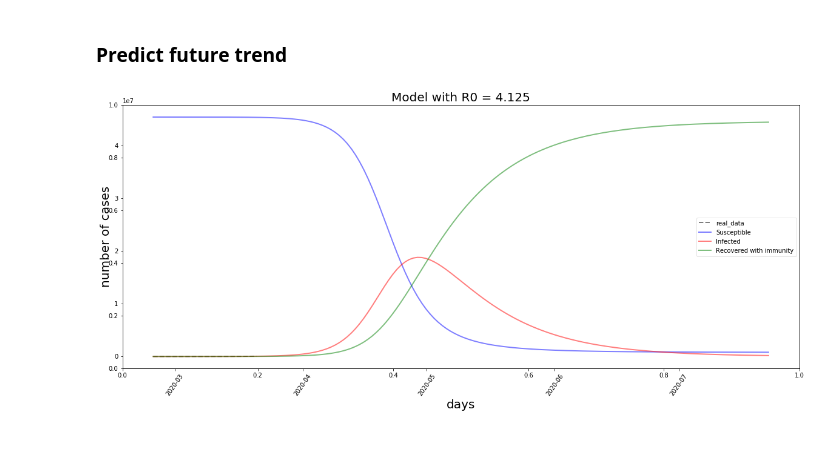
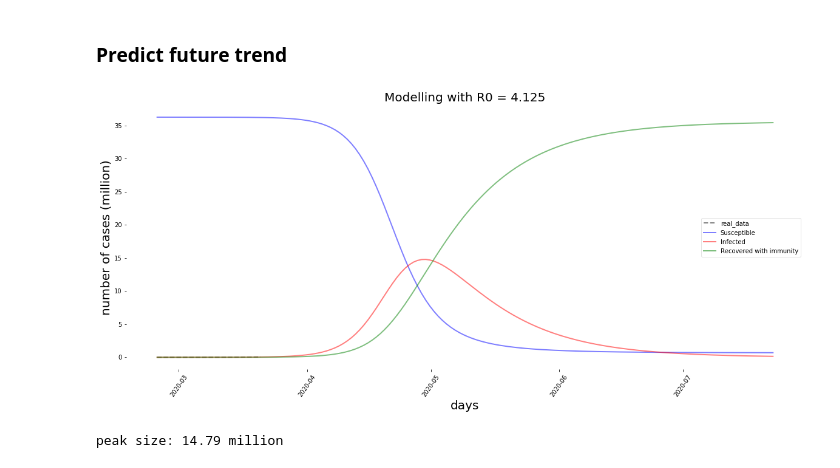
Before and after one commit to giovanniguidi/COVID-19-italy, a Jupyter notebook: EDA.ipynb, the cells around one changed output. Saved outputs shown, nothing was run; the diff lists cells and outputs as text; code cells hidden in the pictures.

Commit message:
plots

```diff
--- a/EDA.ipynb
+++ b/EDA.ipynb
@@ -27,7 +27,7 @@ N_inhabitants = 60.48e6
 
 #Susceptible people, i.e. people that are really in contact with each other, should be a percentage of
 #the number of inhabitants
-percentage = 0.75
+percentage = 0.60
 
 N = N_inhabitants * percentage
 
@@ -146,9 +146,9 @@ num_days = 150
 t = np.linspace(0, num_days, num_days)
 
 # Integrate the SIR equations over the time grid, t.
-#ret = odeint(deriv, y0, t, args=(N, beta_low, gamma_low))
 
-ret = odeint(deriv, y0, t, args=(N, beta_high, gamma_high))
+ret = odeint(deriv, y0, t, args=(N, beta_low, gamma_low))
+#ret = odeint(deriv, y0, t, args=(N, beta_high, gamma_high))
 
 S, I, R = ret.T
 # %%
@@ -167,34 +167,38 @@ for day in range(len(t)):
 # %%
 # Plot the data on three separate curves for S(t), I(t) and R(t)
 fig = plt.figure(facecolor='w', figsize=(20,8))
 
-plt.title('Model with R0 = ' + str(round(beta_high/gamma_high, 3)), fontsize=20)
-
 ax = fig.add_subplot(111, axisbelow=True)
 
-ax.plot(days, num_casi, 'black', alpha=0.5, lw=2, label='real_data', linestyle='dashed')
-ax.plot(days_future, S, 'b', alpha=0.5, lw=2, label='Susceptible')
-ax.plot(days_future, I, 'r', alpha=0.5, lw=2, label='Infected')
-ax.plot(days_future, R, 'g', alpha=0.5, lw=2, label='Recovered with immunity')
+ax.plot(days, (np.asarray(num_casi) * 1e-6), 'black', alpha=0.5, lw=2, label='real_data', linestyle='dashed')
+ax.plot(days_future, (S * 1e-6), 'b', alpha=0.5, lw=2, label='Susceptible')
+ax.plot(days_future, (I * 1e-6), 'r', alpha=0.5, lw=2, label='Infected')
+ax.plot(days_future, (R * 1e-6), 'g', alpha=0.5, lw=2, label='Recovered with immunity')
 
 ax.set_xlabel('days', fontsize=20)
-ax.set_ylabel('number of cases', fontsize=20)
+ax.set_ylabel('number of cases (million)', fontsize=20)
+
+plt.title('Modelling with R0 = ' + str(round(beta_high/gamma_high, 3)), fontsize=20)
 
 #ax.yaxis.set_tick_params(length=0)
 #ax.xaxis.set_tick_params(length=0)
 
 ax.xaxis.set_tick_params(rotation=55)
 
-#ax.grid(b=True, which='major', c='w', lw=2, ls='-')
+ax.grid(b=True, which='major', c='w', lw=2, ls='-')
 
 legend = ax.legend()
 legend.get_frame().set_alpha(0.5)
 
-#for spine in ('top', 'right', 'bottom', 'left'):
-#    ax.spines[spine].set_visible(False)
+for spine in ('top', 'right', 'bottom', 'left'):
+    ax.spines[spine].set_visible(False)
 
 plt.savefig("images/modelling.png")
 
 plt.show()
 # %% [output]
-[figure, old version]
+[figure, new version]
+# %%
+print("peak size:", round(np.max(I) * 1e-6, 2), "million")
+# %% [output]
+peak size: 14.79 million
```
Also changed, not shown: parts of 1 cell of this notebook, 2 other files.
